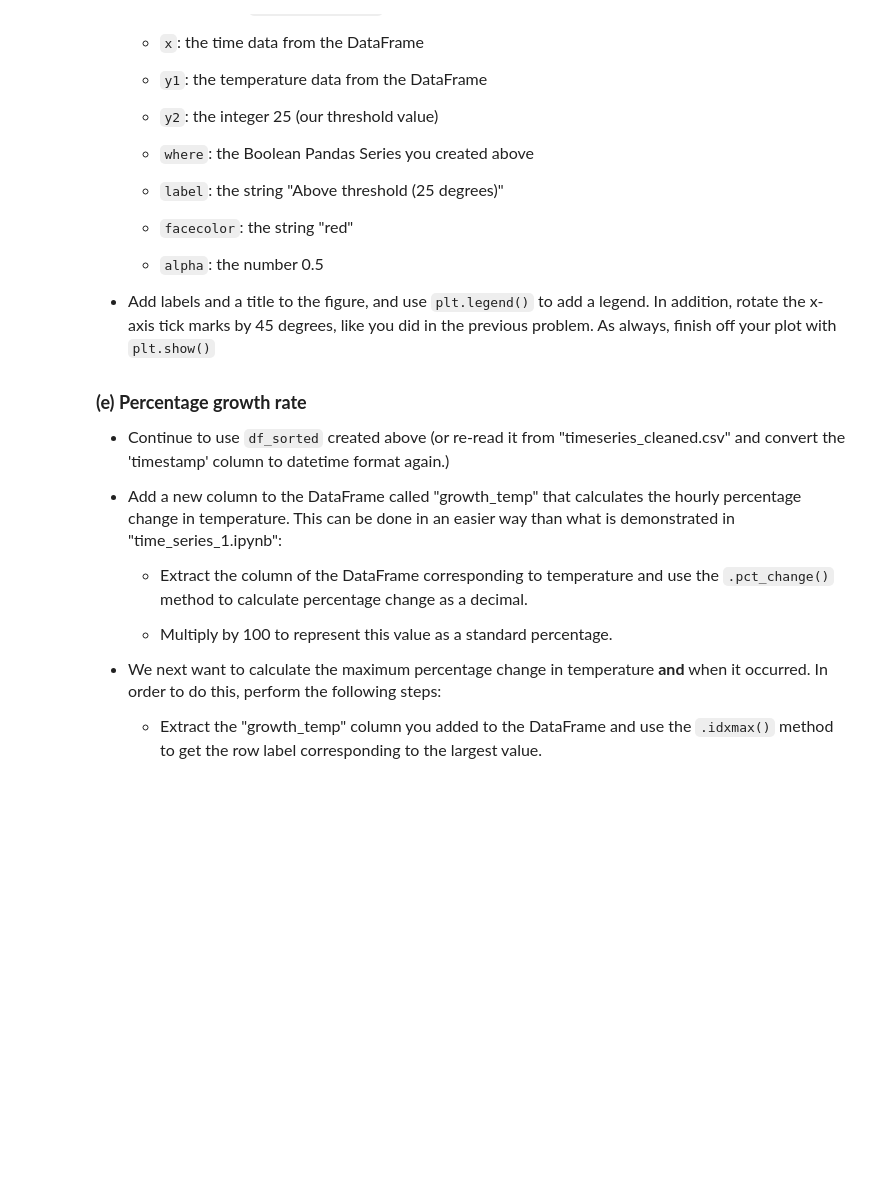
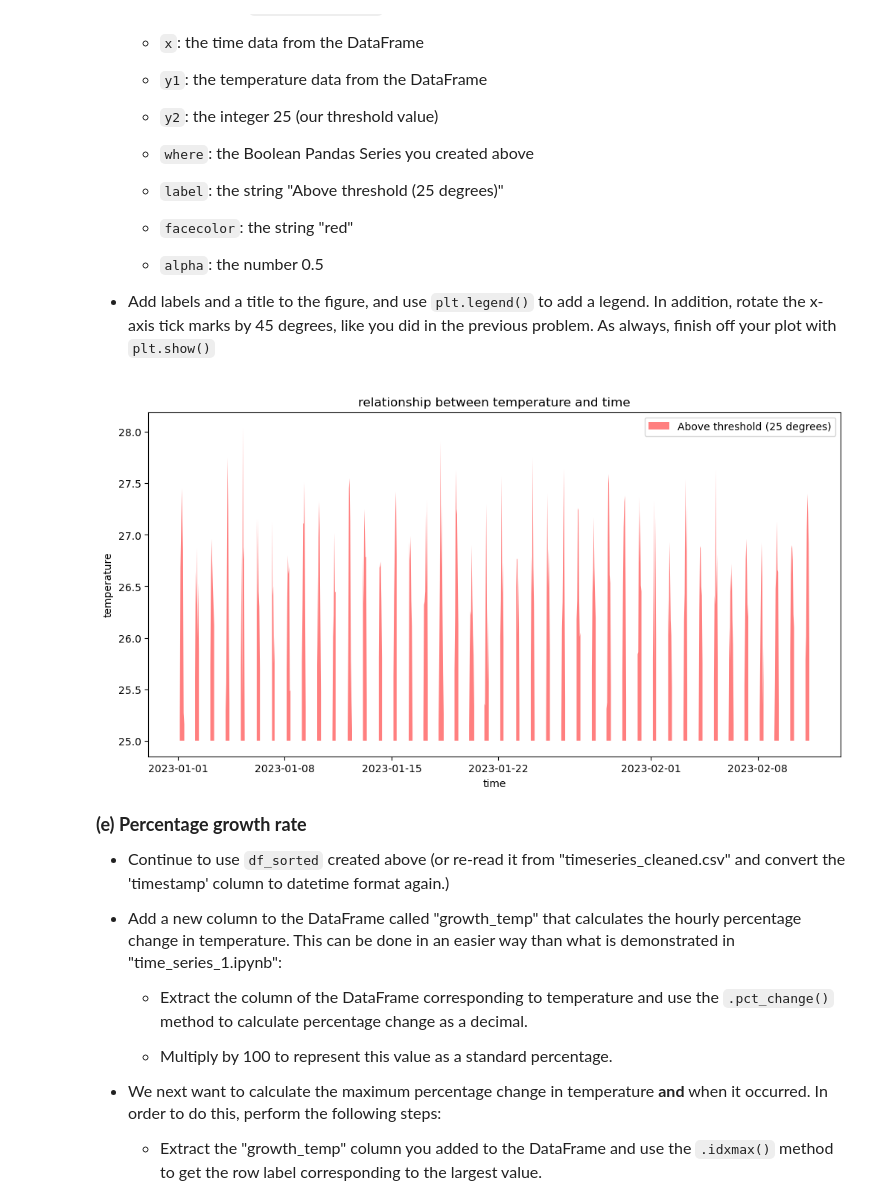
Before and after one commit to wkdduswo/datasci151spring2026, a Jupyter notebook: _assignments/assignment_10/Assignment10.ipynb, the cells around one changed output. Cells and saved outputs as stored; diff of their text form; code cells hidden in the pictures; blank space fills up the shorter version.

```diff
--- a/_assignments/assignment_10/Assignment10.ipynb
+++ b/_assignments/assignment_10/Assignment10.ipynb
@@ -127,6 +135,16 @@ df_sorted.to_csv("data/time_series_cleaned.csv")
 - Add labels and a title to the figure, and use `plt.legend()` to add a legend. In addition, rotate the x-axis tick marks by 45 degrees, like you did in the previous problem. As always, finish off your plot with `plt.show()`
 # %%
 # your code here
+above_temp = df_sorted["temp_celsius"] > 25
+plt.figure(figsize= (12, 6))
+plt.fill_between(x= df_sorted["timestamp"], y1= df_sorted['temp_celsius'], y2= 25, where= above_temp, label= "Above threshold (25 degrees)", facecolor= "red", alpha= 0.5)
+plt.xlabel("time")
+plt.ylabel("temperature")
+plt.title("relationship between temperature and time")
+plt.legend()
+plt.show()
+# %% [output]
+[figure, added]
 # %% [markdown]
 <font size = "4">
 
```
Also changed, not shown: parts of 3 cells of this notebook.
